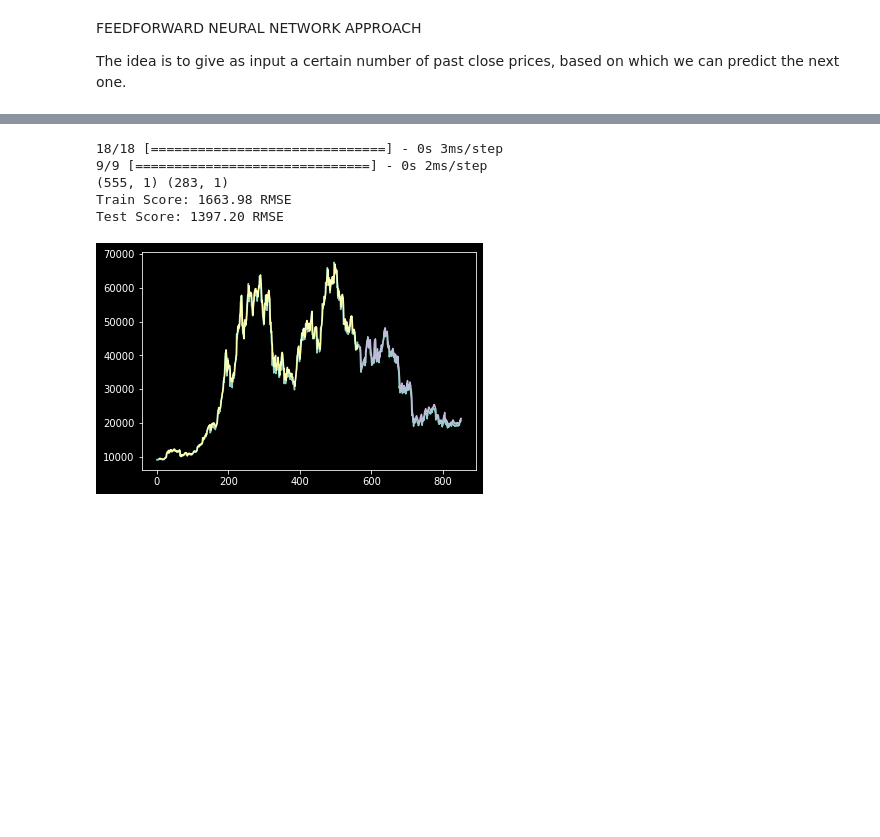
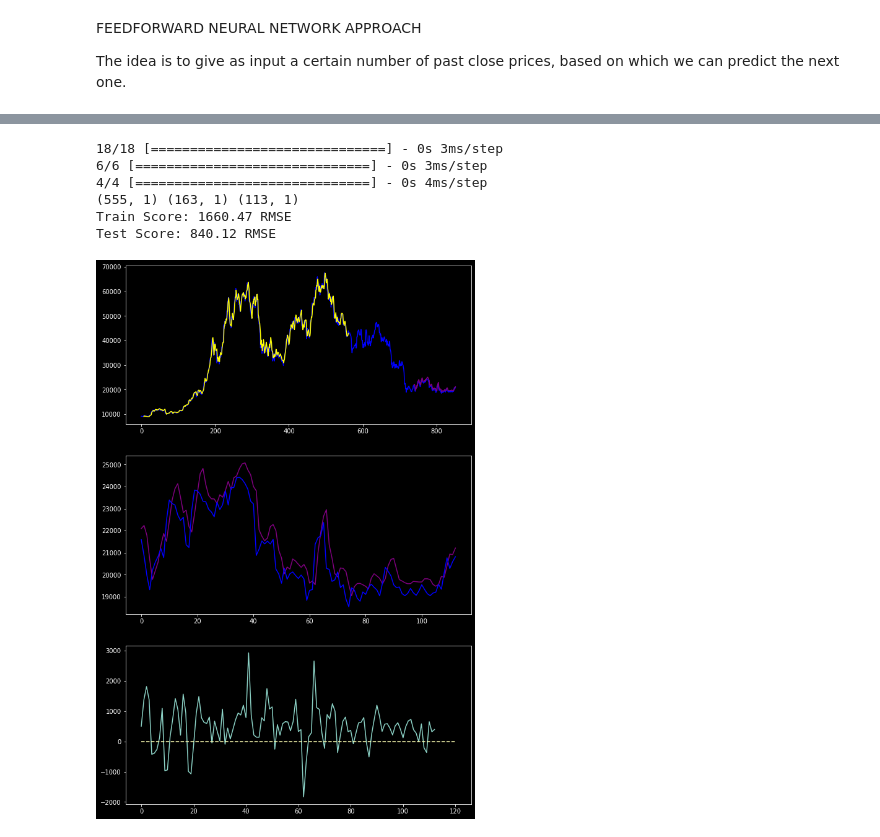
Before and after one commit to bmarci99/Crypt_trading, a Jupyter notebook: FFNN_approach.ipynb, the cells around one changed output, grey strips where cells are left out. Drawn from its saved outputs; the diff is of its cells as text; code cells hidden in the pictures; blank space fills up the shorter version.

Commit message:
simple ffnn model

```diff
--- a/FFNN_approach.ipynb
+++ b/FFNN_approach.ipynb
@@ -61,10 +61,11 @@ dataset = scaler.fit_transform(dataset)
 print(dataset[:5])
 
 train_size = int(len(dataset) * 0.66)
-test_size = len(dataset) - train_size
-train, test = dataset[:train_size, :], dataset[train_size:, :]
+valid_size = int(len(dataset) * 0.20)
+test_size = len(dataset) - train_size - valid_size
+train, valid, test = dataset[:train_size, :], dataset[train_size:(train_size + valid_size), :], dataset[train_size + valid_size:, :]
 
-print(train_size, train.shape, test_size, test.shape)
+print(train_size, train.shape, valid_size, valid.shape, test_size, test.shape)
 
 #Let's divide the dataset such we have some inputs related to some outputs.
 #e.g.: we take dataset[0:7] as input, and consider dataset[7] as the output,
@@ -81,11 +82,14 @@ def to_IO_data(dataset, w_size):
 
 window_size = 7
 trainX, trainY = to_IO_data(train, window_size)
+validX, validY = to_IO_data(valid, window_size)
 testX, testY = to_IO_data(test, window_size)
 
 #print(train[:10], trainX[:2,:], trainY[:2])
 print("Shape of training set: {}".format(trainX.shape))
 print("Shape of labels of training set: {}".format(trainY.shape))
+print("Shape of training set: {}".format(validX.shape))
+print("Shape of labels of training set: {}".format(validY.shape))
 print("Shape of test set: {}".format(testX.shape))
 print("Shape of labels of test set: {}".format(testY.shape))
 # %% [output]
@@ -122,13 +128,14 @@ Non-trainable params: 0
 _________________________________________________________________
 None
 # %%
-model.fit(trainX, trainY, validation_data=(testX, testY),
+model.fit(trainX, trainY, validation_data=(validX, validY),
           verbose=2, epochs=100)
 # %%
 train_predict = model.predict(trainX)
+valid_predict = model.predict(validX)
 test_predict = model.predict(testX)
 
-print(train_predict.shape, test_predict.shape)
+print(train_predict.shape, valid_predict.shape, test_predict.shape)
 
 #going back to original prices
 train_predict = scaler.inverse_transform(train_predict)
@@ -145,26 +152,35 @@ testScore = math.sqrt(mean_squared_error(testY_inverse[0], test_predict[:,0]))
 print('Test Score: %.2f RMSE' % (testScore))
 # %% [output]
 18/18 [==============================] - 0s 3ms/step
-9/9 [==============================] - 0s 2ms/step
-(555, 1) (283, 1)
-Train Score: 1663.98 RMSE
-Test Score: 1397.20 RMSE
+6/6 [==============================] - 0s 3ms/step
+4/4 [==============================] - 0s 4ms/step
+(555, 1) (163, 1) (113, 1)
+Train Score: 1660.47 RMSE
+Test Score: 840.12 RMSE
 # %%
 # shift train predictions for plotting
 #we must shift the predictions so that they align on the x-axis with the original dataset.
 trainPredictPlot = np.empty_like(dataset)
 trainPredictPlot[:, :] = np.nan
 trainPredictPlot[window_size:len(train_predict)+window_size, :] = train_predict
 
 # shift test predictions for plotting
 testPredictPlot = np.empty_like(dataset)
 testPredictPlot[:, :] = np.nan
-testPredictPlot[len(train_predict)+(window_size*2):len(dataset), :] = test_predict
+testPredictPlot[len(train_predict)+len(valid_predict)+(window_size*3):len(dataset), :] = test_predict
+
+fig, ax = plt.subplots(3, figsize=(10,16))
+
 
 # plot baseline and predictions
-plt.plot(scaler.inverse_transform(dataset))
-plt.plot(trainPredictPlot)
-plt.plot(testPredictPlot)
+ax[0].plot(scaler.inverse_transform(dataset), color='blue')
+ax[0].plot(trainPredictPlot, color='yellow')
+ax[0].plot(testPredictPlot, color='purple')
+actual_values = scaler.inverse_transform(dataset[(train_size + valid_size) + 7:])
+ax[1].plot(test_predict, color='purple')
+ax[1].plot(actual_values, color='blue')
+ax[2].plot(test_predict-actual_values)
+ax[2].plot([0,120], [0,0], '--')
 plt.show()
 # %% [output]
-[figure, old version]
+[figure, new version]
```
Also changed, not shown: parts of 2 cells of this notebook.
